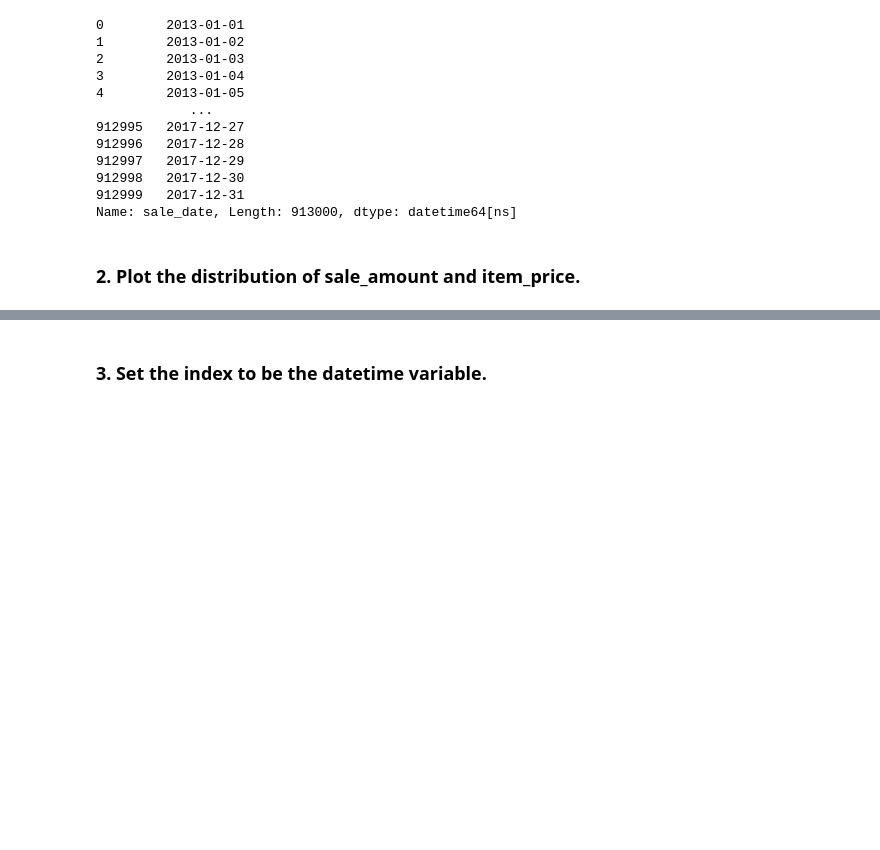
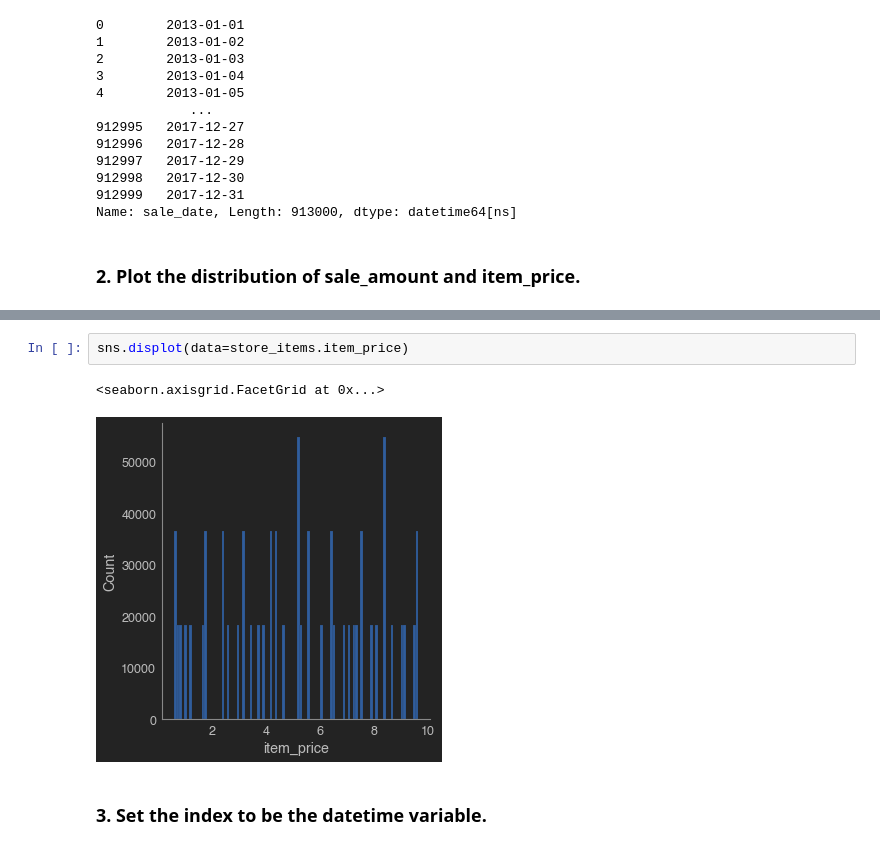
Before and after one commit to Ken-Alviola/time-series-exercises, a Jupyter notebook: data_prep.ipynb, the cells around one changed output, grey strips where cells are left out. Drawn from its saved outputs; the diff is of its cells as text; blank space fills up the shorter version.

```diff
--- a/data_prep.ipynb
+++ b/data_prep.ipynb
@@ -76,2 +81,7 @@ Name: sale_date, Length: 913000, dtype: datetime64[ns]
+# %%
+sns.displot(data=store_items.item_price)
+# %% [output]
+<seaborn.axisgrid.FacetGrid at 0x...>
+[figure, added]
 # %% [markdown]
 ### 3. Set the index to be the datetime variable.
```
Also changed, not shown: parts of 15 cells of this notebook.
